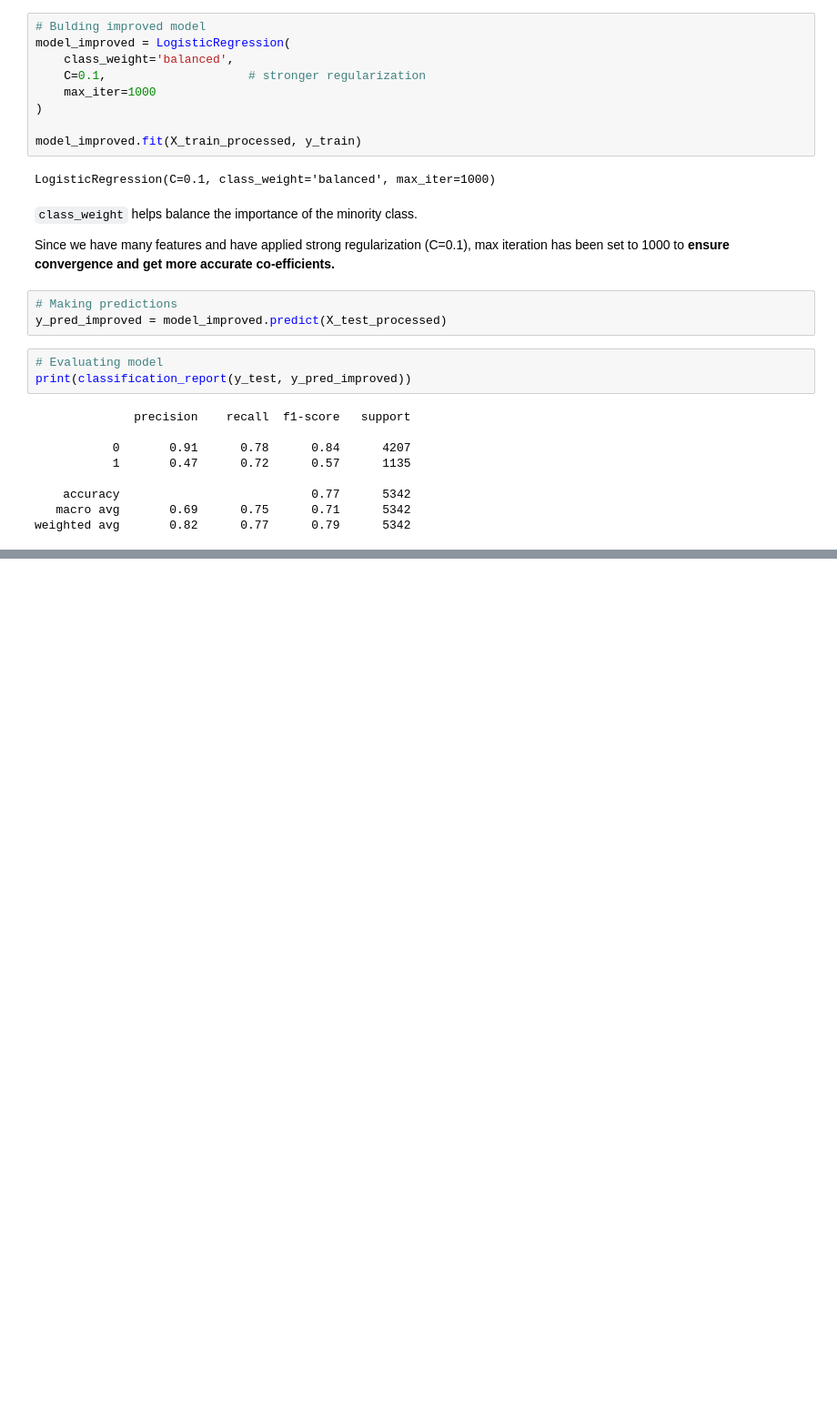
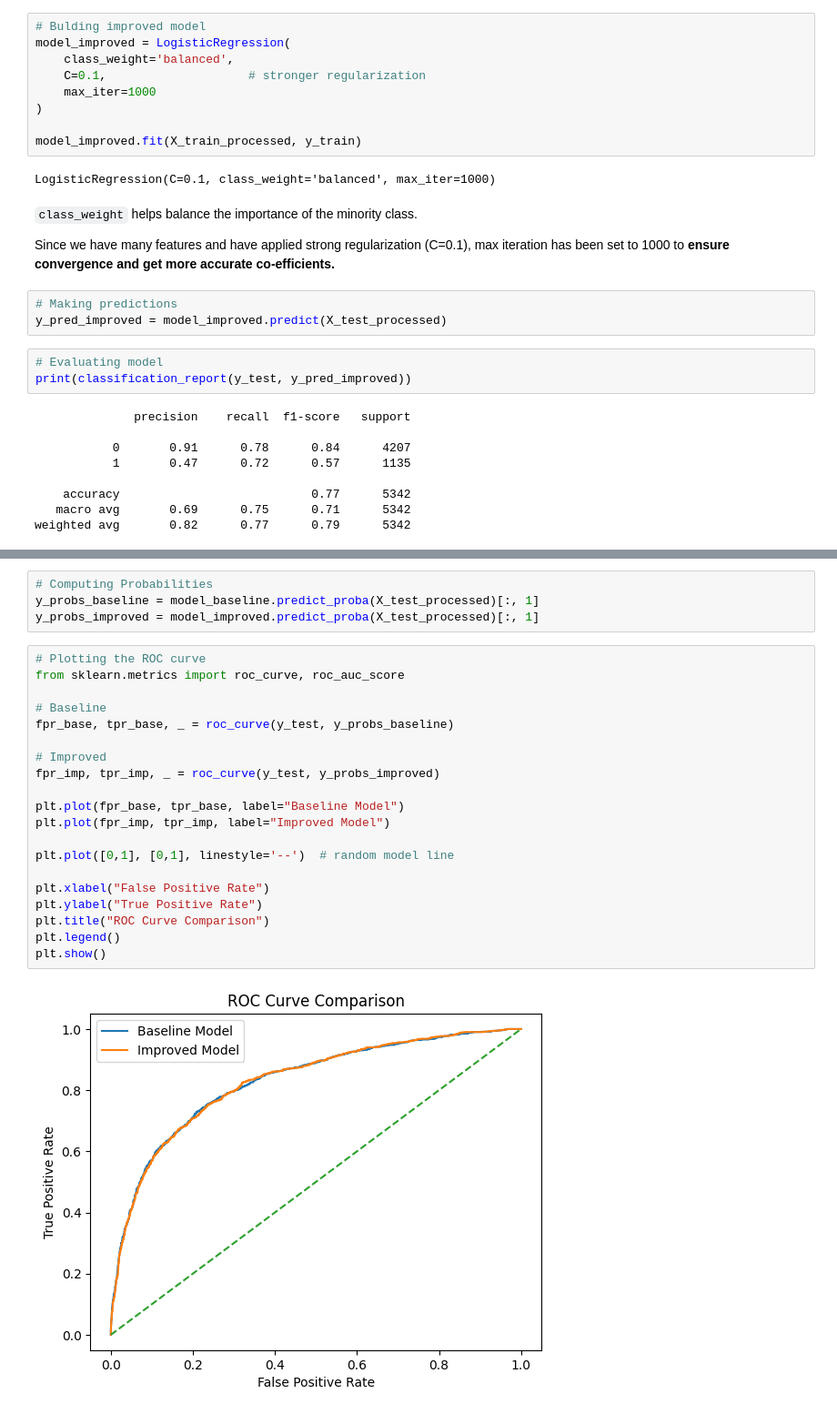
Before and after one commit to KoechCarl/public-health-vaccine-prediction, a Jupyter notebook: h1n1_vaccine_prediction.ipynb, the cells around one changed output, grey strips where cells are left out. Shown at 91% size. Cells and saved outputs as stored; diff of their text form; blank space fills up the shorter version.

Commit message:
Addition of Model Evaluation

```diff
--- a/h1n1_vaccine_prediction.ipynb
+++ b/h1n1_vaccine_prediction.ipynb
@@ -516,0 +522,26 @@ From a public health perspective, **the improved model is more useful because it
+# %%
+# Computing Probabilities
+y_probs_baseline = model_baseline.predict_proba(X_test_processed)[:, 1]
+y_probs_improved = model_improved.predict_proba(X_test_processed)[:, 1]
+# %%
+# Plotting the ROC curve
+from sklearn.metrics import roc_curve, roc_auc_score
+
+# Baseline
+fpr_base, tpr_base, _ = roc_curve(y_test, y_probs_baseline)
+
+# Improved
+fpr_imp, tpr_imp, _ = roc_curve(y_test, y_probs_improved)
+
+plt.plot(fpr_base, tpr_base, label="Baseline Model")
+plt.plot(fpr_imp, tpr_imp, label="Improved Model")
+
+plt.plot([0,1], [0,1], linestyle='--')  # random model line
+
+plt.xlabel("False Positive Rate")
+plt.ylabel("True Positive Rate")
+plt.title("ROC Curve Comparison")
+plt.legend()
+plt.show()
+# %% [output]
+[figure, added]
```
Also changed, not shown: parts of 5 cells of this notebook.
